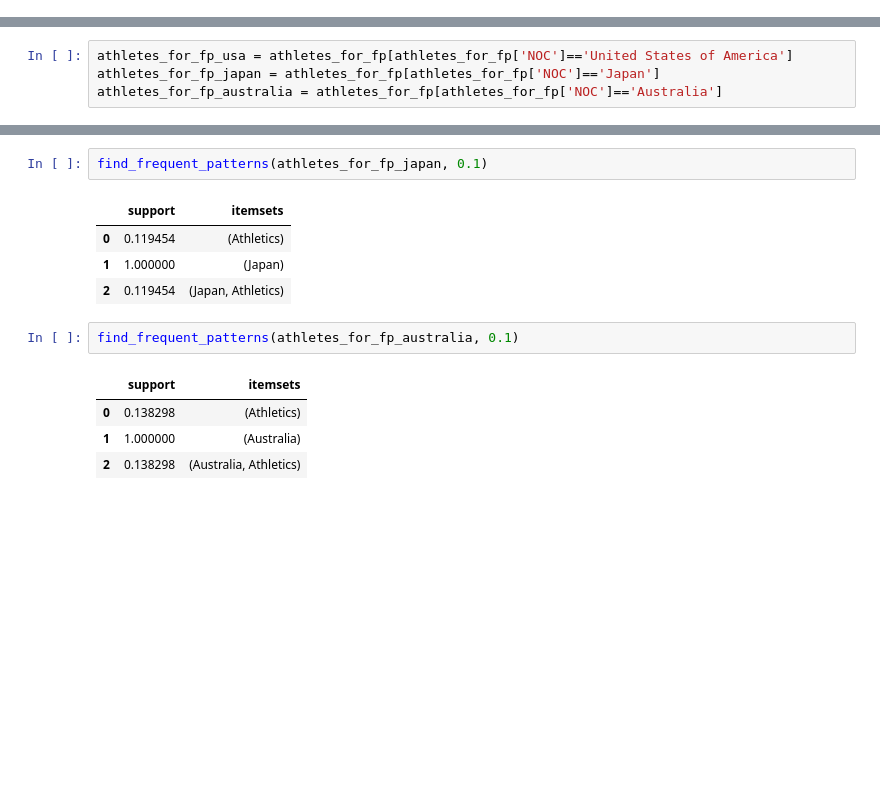
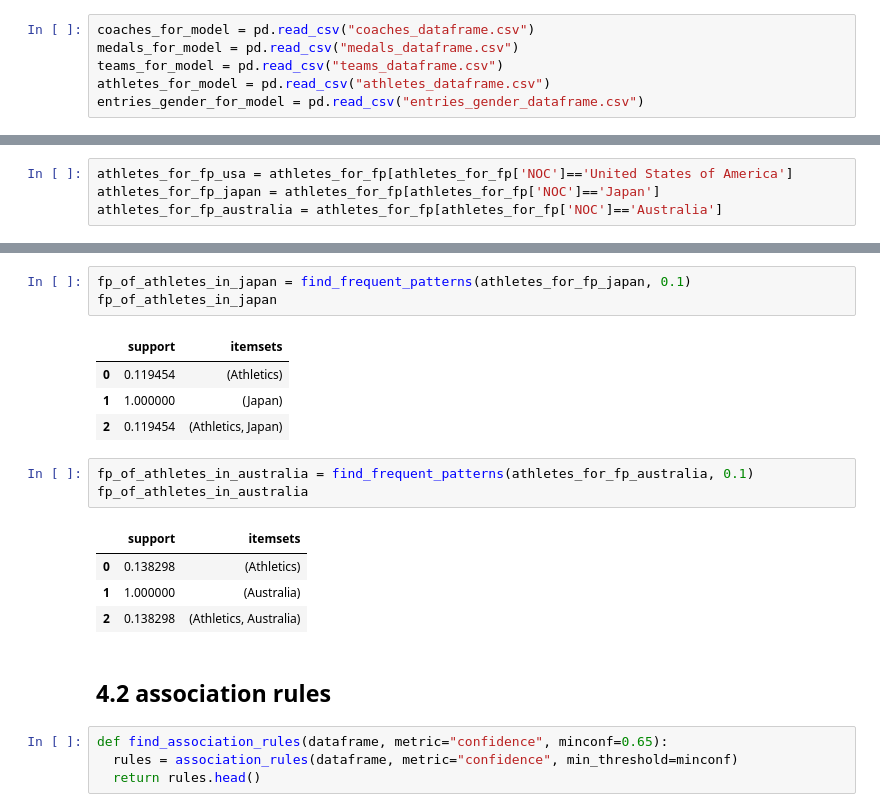
Before and after one commit to mvaghei78/data-mining-on-2021_Olympics, a Jupyter notebook: mining_on_2021_Olympics.ipynb, the cells around one changed output, grey strips where cells are left out. Drawn from its saved outputs; the diff is of its cells as text; blank space fills up the shorter version.

Commit message:
association rules added

```diff
--- a/mining_on_2021_Olympics.ipynb
+++ b/mining_on_2021_Olympics.ipynb
@@ -1530,6 +1534,12 @@ k-fold evaluate for knn model: 0.56
 # 4. frequent patterns and association rules
 # %% [markdown]
 ## 4.1 freq. patterns using apriori
+# %%
+coaches_for_model = pd.read_csv("coaches_dataframe.csv")
+medals_for_model = pd.read_csv("medals_dataframe.csv")
+teams_for_model = pd.read_csv("teams_dataframe.csv")
+athletes_for_model = pd.read_csv("athletes_dataframe.csv")
+entries_gender_for_model = pd.read_csv("entries_gender_dataframe.csv")
 # %%
 from mlxtend.frequent_patterns import apriori, association_rules
 from mlxtend.preprocessing import TransactionEncoder
@@ -1723,16 +1740,24 @@ find_frequent_patterns(athletes_for_fp_usa, 0.2)
 | 1 | 1.000000 | (United States of America) |
 | 2 | 0.234146 | (Athletics, United States of Amer... |
 # %%
-find_frequent_patterns(athletes_for_fp_japan, 0.1)
+fp_of_athletes_in_japan = find_frequent_patterns(athletes_for_fp_japan, 0.1)
+fp_of_athletes_in_japan
 # %% [output]
 |  | support | itemsets |
 | 0 | 0.119454 | (Athletics) |
 | 1 | 1.000000 | (Japan) |
-| 2 | 0.119454 | (Japan, Athletics) |
+| 2 | 0.119454 | (Athletics, Japan) |
 # %%
-find_frequent_patterns(athletes_for_fp_australia, 0.1)
+fp_of_athletes_in_australia = find_frequent_patterns(athletes_for_fp_australia, 0.1)
+fp_of_athletes_in_australia
 # %% [output]
 |  | support | itemsets |
 | 0 | 0.138298 | (Athletics) |
 | 1 | 1.000000 | (Australia) |
-| 2 | 0.138298 | (Australia, Athletics) |
+| 2 | 0.138298 | (Athletics, Australia) |
+# %% [markdown]
+## 4.2 association rules
+# %%
+def find_association_rules(dataframe, metric="confidence", minconf=0.65):
+  rules = association_rules(dataframe, metric="confidence", min_threshold=minconf)
+  return rules.head()
```
Also changed, not shown: parts of 32 cells of this notebook, 1 other file.
